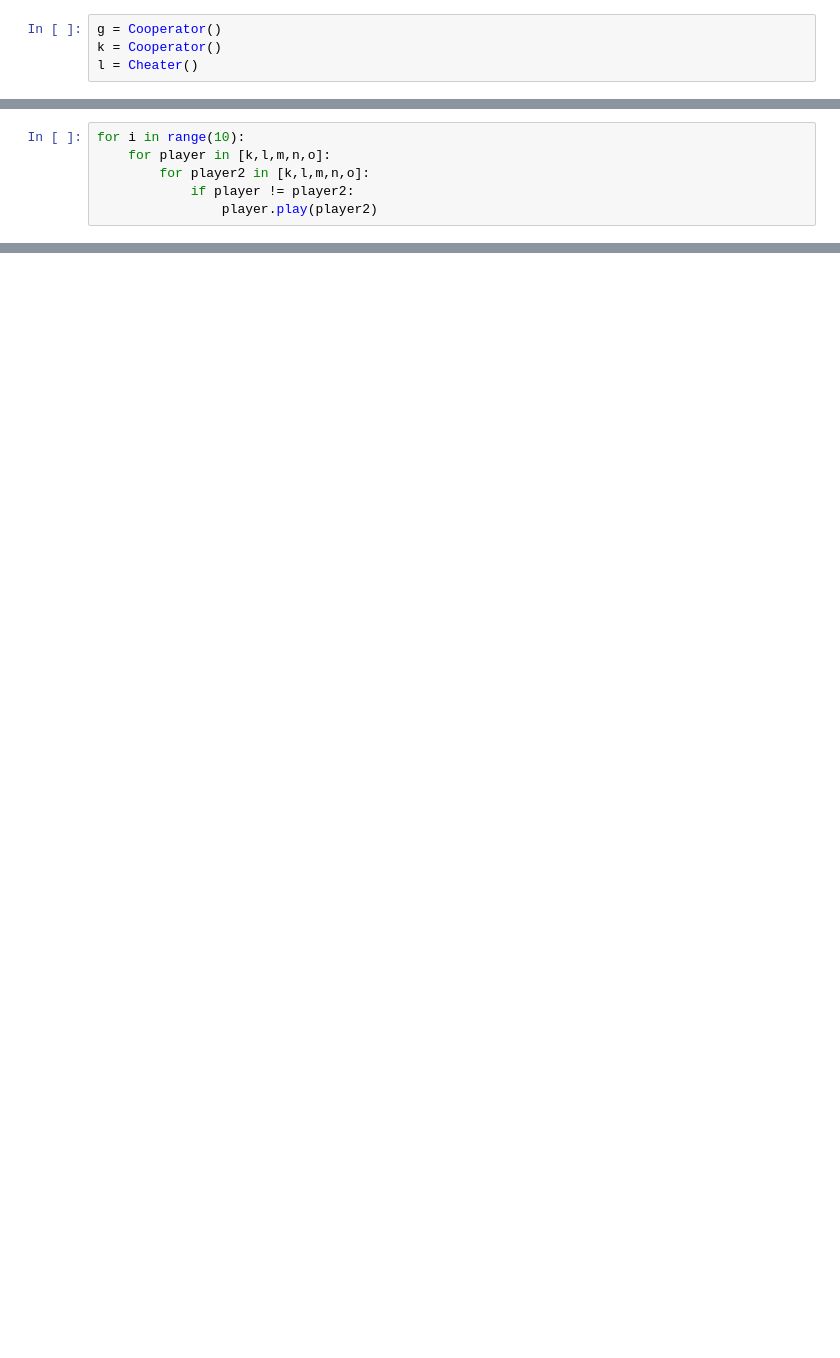
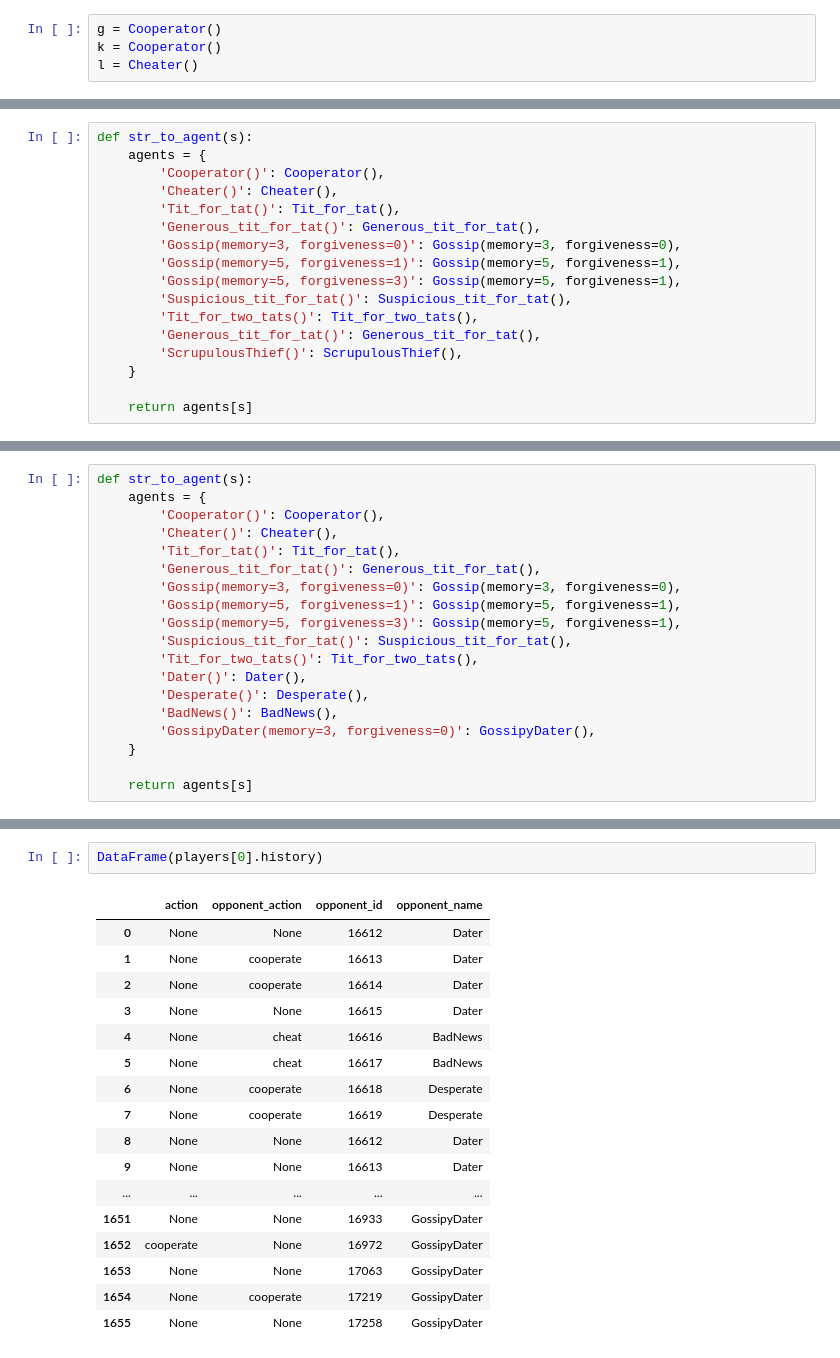
Before and after one commit to snowdj/game-theory-2, a Jupyter notebook: Prisoner's dilemma.ipynb, the cells around one changed output, grey strips where cells are left out. Drawn from its saved outputs; the diff is of its cells as text; blank space fills up the shorter version.

Commit message:
feat: Add tournament support
- Added tournament support
- Added new agents and simulations
- Many other bug fixes and new features

```diff
--- a/Prisoner's dilemma.ipynb
+++ b/Prisoner's dilemma.ipynb
@@ -242,6 +319,0 @@ o = Tit_for_two_tats()
-# %%
-for i in range(10):
-    for player in [k,l,m,n,o]:
-        for player2 in [k,l,m,n,o]:
-            if player != player2:
-                player.play(player2)
@@ -268,0 +320,17 @@ pd.DataFrame(o.history)
+# %%
+def str_to_agent(s):
+    agents = {
+        'Cooperator()': Cooperator(),
+        'Cheater()': Cheater(),
+        'Tit_for_tat()': Tit_for_tat(),
+        'Generous_tit_for_tat()': Generous_tit_for_tat(),
+        'Gossip(memory=3, forgiveness=0)': Gossip(memory=3, forgiveness=0),
+        'Gossip(memory=5, forgiveness=1)': Gossip(memory=5, forgiveness=1),
+        'Gossip(memory=5, forgiveness=3)': Gossip(memory=5, forgiveness=1),
+        'Suspicious_tit_for_tat()': Suspicious_tit_for_tat(),
+        'Tit_for_two_tats()': Tit_for_two_tats(),
+        'Generous_tit_for_tat()': Generous_tit_for_tat(),
+        'ScrupulousThief()': ScrupulousThief(),
+    }
+
+    return agents[s]
@@ -268,0 +551,19 @@ pd.DataFrame(o.history)
+# %%
+def str_to_agent(s):
+    agents = {
+        'Cooperator()': Cooperator(),
+        'Cheater()': Cheater(),
+        'Tit_for_tat()': Tit_for_tat(),
+        'Generous_tit_for_tat()': Generous_tit_for_tat(),
+        'Gossip(memory=3, forgiveness=0)': Gossip(memory=3, forgiveness=0),
+        'Gossip(memory=5, forgiveness=1)': Gossip(memory=5, forgiveness=1),
+        'Gossip(memory=5, forgiveness=3)': Gossip(memory=5, forgiveness=1),
+        'Suspicious_tit_for_tat()': Suspicious_tit_for_tat(),
+        'Tit_for_two_tats()': Tit_for_two_tats(),
+        'Dater()': Dater(),
+        'Desperate()': Desperate(),
+        'BadNews()': BadNews(),
+        'GossipyDater(memory=3, forgiveness=0)': GossipyDater(),
+    }
+
+    return agents[s]
@@ -268,0 +622,20 @@ pd.DataFrame(o.history)
+# %%
+DataFrame(players[0].history)
+# %% [output]
+|  | action | opponent_action | opponent_id | opponent_name |
+| 0 | None | None | 16612 | Dater |
+| 1 | None | cooperate | 16613 | Dater |
+| 2 | None | cooperate | 16614 | Dater |
+| 3 | None | None | 16615 | Dater |
+| 4 | None | cheat | 16616 | BadNews |
+| 5 | None | cheat | 16617 | BadNews |
+| 6 | None | cooperate | 16618 | Desperate |
+| 7 | None | cooperate | 16619 | Desperate |
+| 8 | None | None | 16612 | Dater |
+| 9 | None | None | 16613 | Dater |
+| ... | ... | ... | ... | ... |
+| 1651 | None | None | 16933 | GossipyDater |
+| 1652 | cooperate | None | 16972 | GossipyDater |
+| 1653 | None | None | 17063 | GossipyDater |
+| 1654 | None | cooperate | 17219 | GossipyDater |
+| 1655 | None | None | 17258 | GossipyDater |
```
Also changed, not shown: parts of 20 cells of this notebook.
